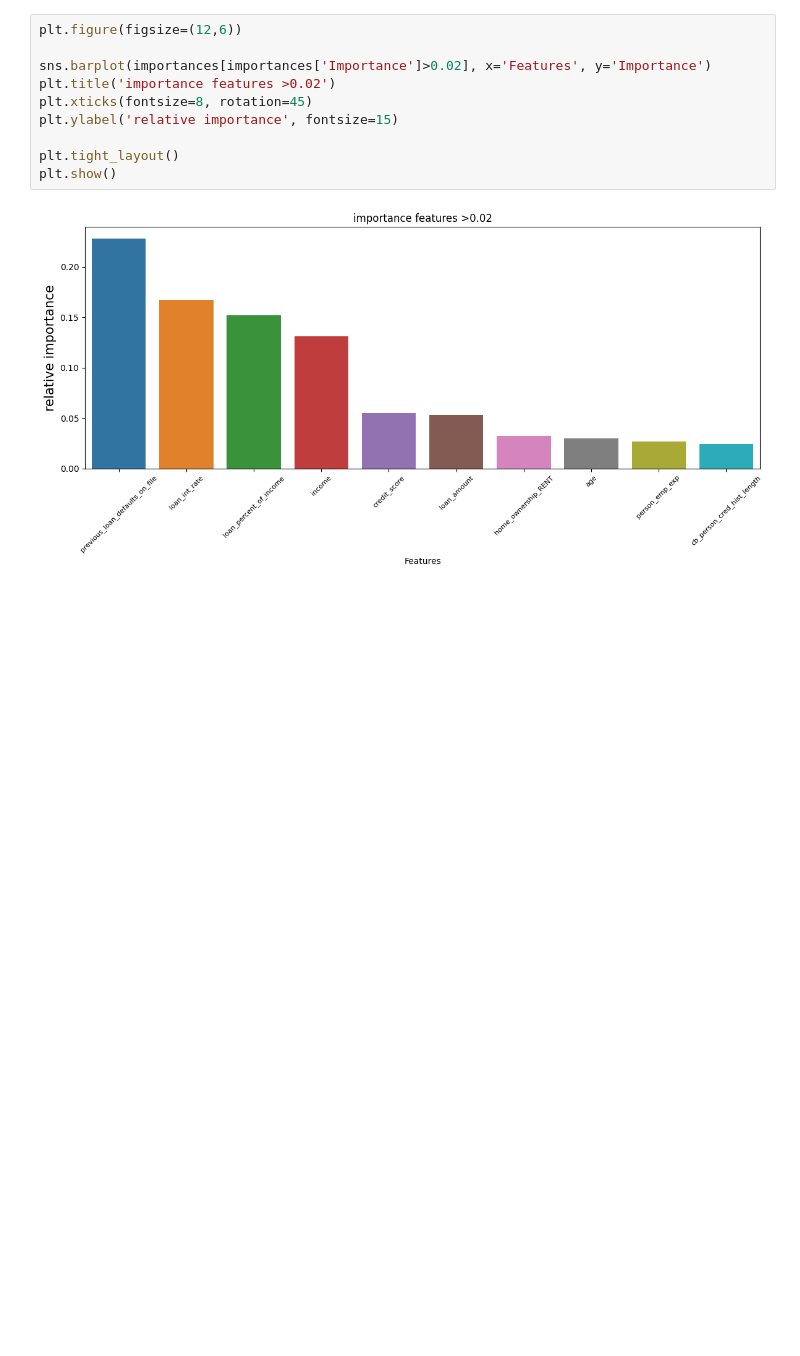
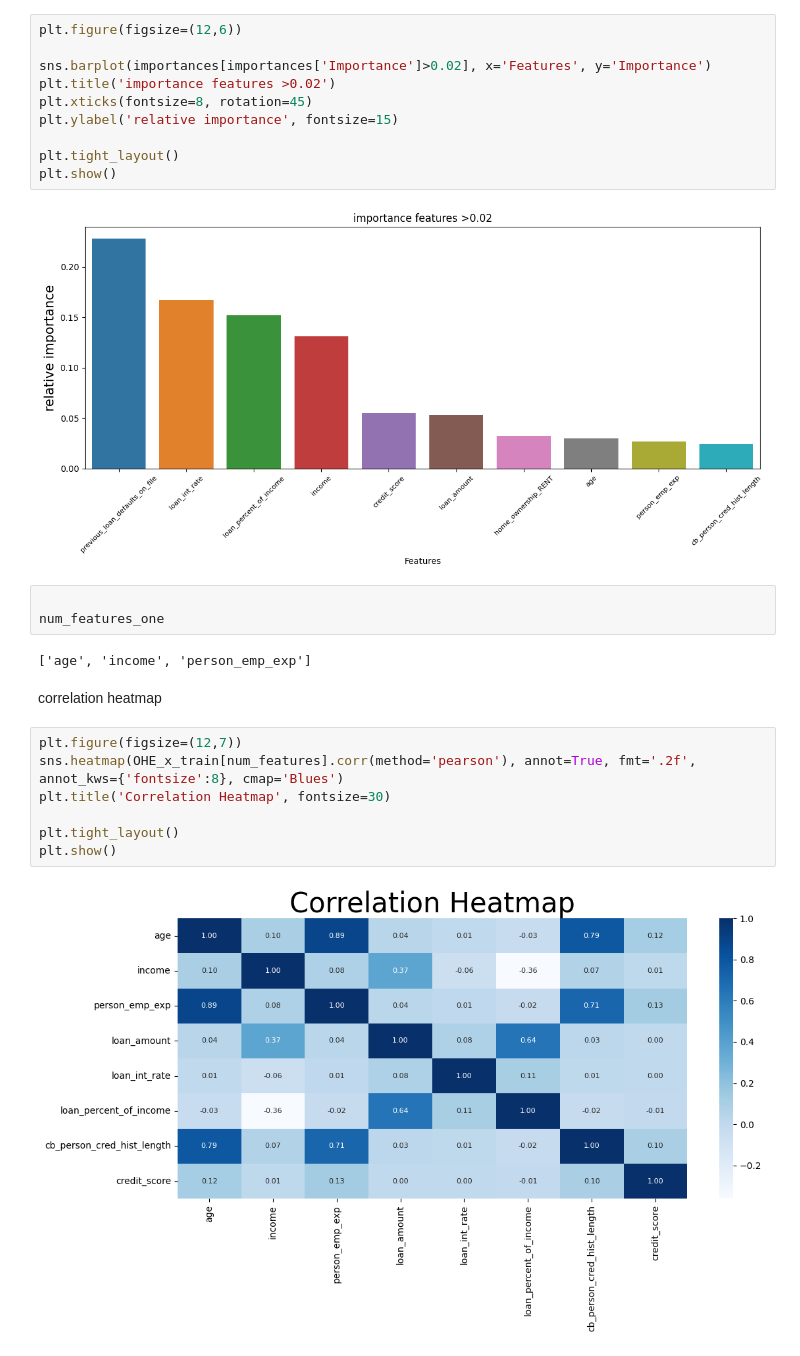
Before and after one commit to ShahadAljnidi/repo_data_analysis-, a Jupyter notebook: DataAnalyse_1 .ipynb, the cells around one changed output. Saved outputs shown, nothing was run; the diff lists cells and outputs as text; blank space fills up the shorter version.

```diff
--- a/DataAnalyse_1 .ipynb
+++ b/DataAnalyse_1 .ipynb
@@ -681,3 +626,19 @@ plt.tight_layout()
 plt.show()
 # %% [output]
 [figure]
+# %%
+
+num_features_one
+# %% [output]
+['age', 'income', 'person_emp_exp']
+# %% [markdown]
+correlation heatmap
+# %%
+plt.figure(figsize=(12,7))
+sns.heatmap(OHE_x_train[num_features].corr(method='pearson'), annot=True, fmt='.2f', annot_kws={'fontsize':8}, cmap='Blues')
+plt.title('Correlation Heatmap', fontsize=30)
+
+plt.tight_layout()
+plt.show()
+# %% [output]
+[figure, added]
```
Also changed, not shown: parts of 10 cells of this notebook.
